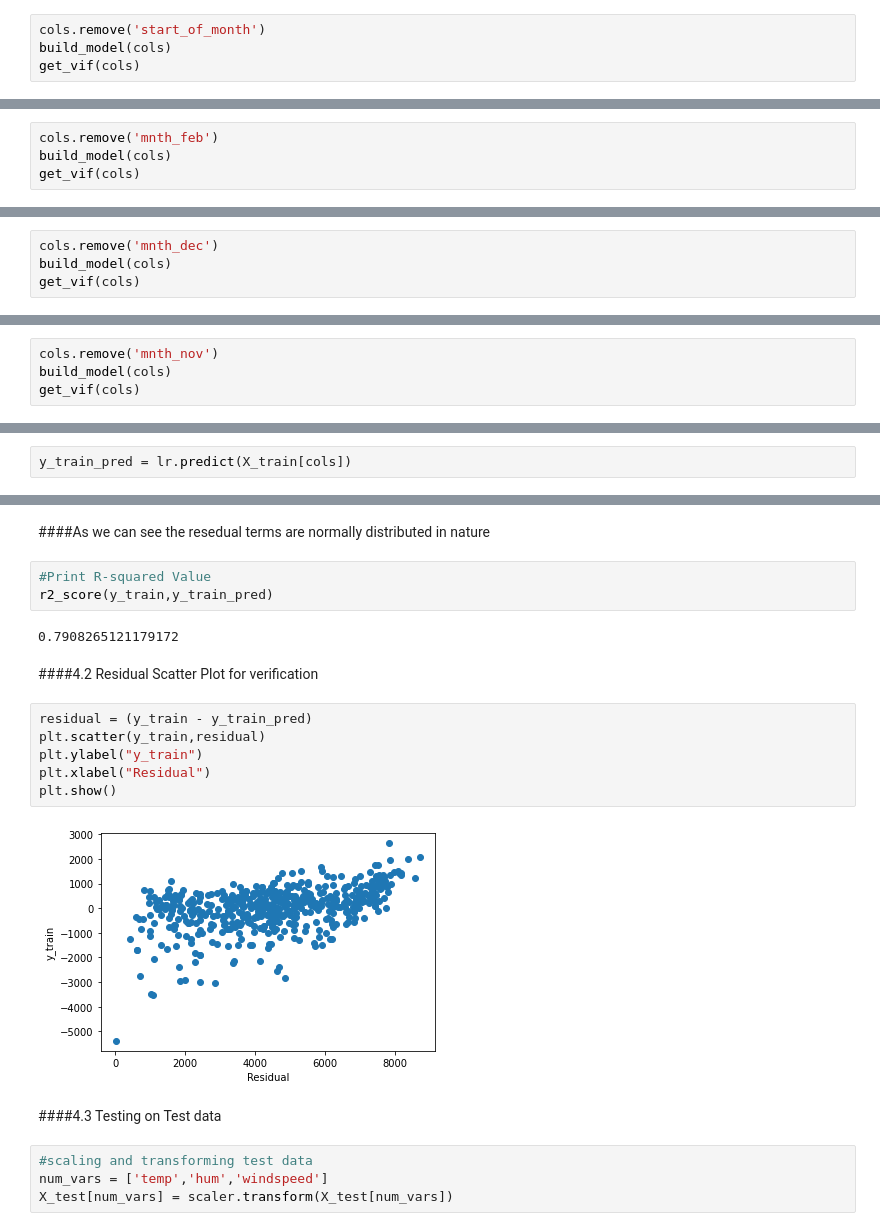
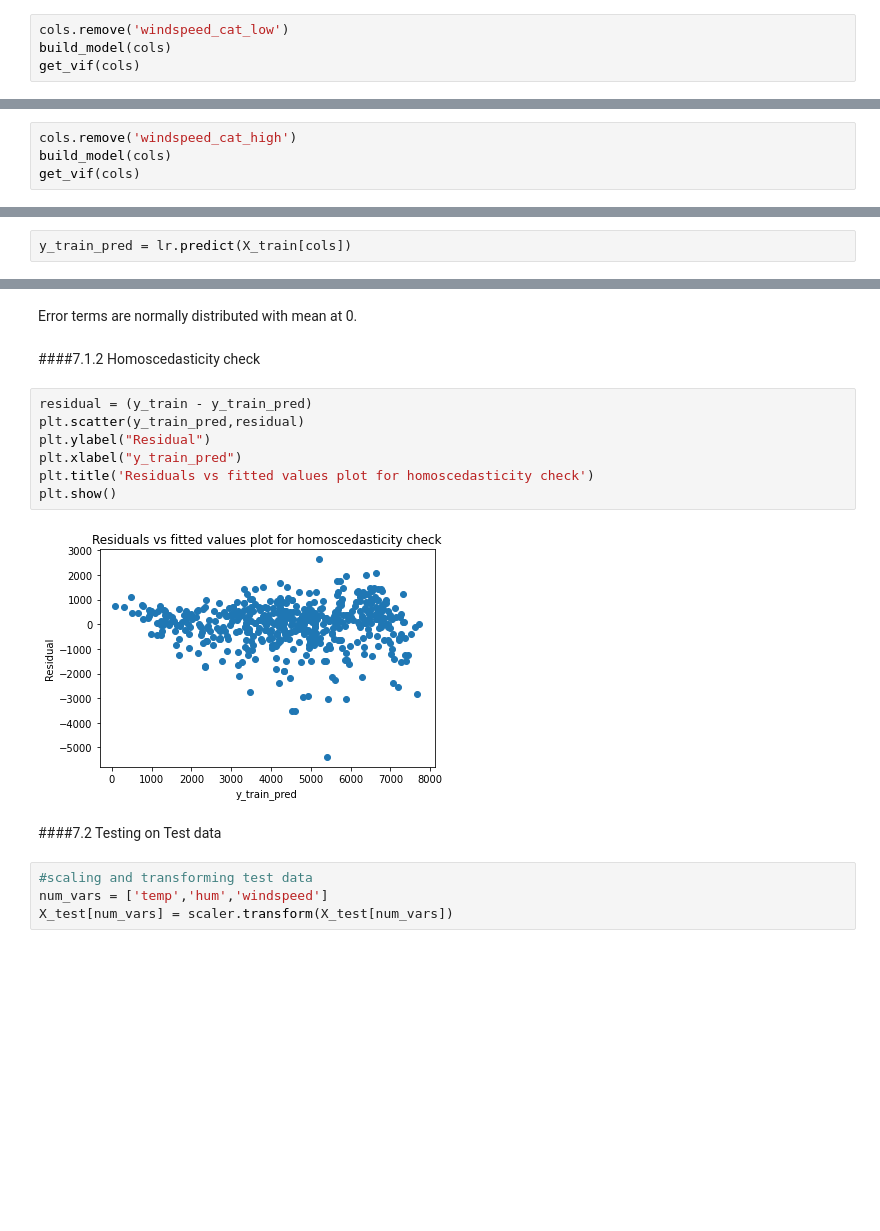
Before and after one commit to yashyennam/Bike_Sharing-Linear_Regression, a Jupyter notebook: Bike-Sharing-Assignment.ipynb, the cells around one changed output, grey strips where cells are left out. Cells and saved outputs as stored; diff of their text form; blank space fills up the shorter version.

```diff
--- a/Bike-Sharing-Assignment.ipynb
+++ b/Bike-Sharing-Assignment.ipynb
@@ -633,7 +656,7 @@ Covariance Type:            nonrobust
 # sns.heatmap(df[cols].corr(), cmap='GnBu', annot=True)
 # plt.show()
 # %%
-cols.remove('start_of_month')
+cols.remove('windspeed_cat_low')
 build_model(cols)
 get_vif(cols)
 # %% [output]
@@ -657,5 +680,5 @@ Covariance Type:            nonrobust
 # %%
-cols.remove('mnth_feb')
+cols.remove('windspeed_cat_high')
 build_model(cols)
 get_vif(cols)
 # %% [output]
@@ -724,4 +727,0 @@ Covariance Type:            nonrobust
-# %%
-cols.remove('mnth_dec')
-build_model(cols)
-get_vif(cols)
@@ -746,4 +727,0 @@ Covariance Type:            nonrobust
-# %%
-cols.remove('mnth_nov')
-build_model(cols)
-get_vif(cols)
@@ -908,22 +890,18 @@ plot_res_dist(y_train, y_train_pred)
-# %% [markdown]
-####As we can see the resedual terms are normally distributed in nature
-# %%
-#Print R-squared Value
-r2_score(y_train,y_train_pred)
-# %% [output]
-0.7908265121179172
-# %% [markdown]
-####4.2 Residual Scatter Plot for verification
+# %% [markdown]
+Error terms are normally distributed with mean at 0.
+# %% [markdown]
+####7.1.2 Homoscedasticity check
 # %%
 residual = (y_train - y_train_pred)
-plt.scatter(y_train,residual)
-plt.ylabel("y_train")
-plt.xlabel("Residual")
+plt.scatter(y_train_pred,residual)
+plt.ylabel("Residual")
+plt.xlabel("y_train_pred")
+plt.title('Residuals vs fitted values plot for homoscedasticity check')
 plt.show()
 # %% [output]
-[figure, old version]
+[figure, new version]
 # %% [markdown]
-####4.3 Testing on Test data
+####7.2 Testing on Test data
 # %%
 #scaling and transforming test data
 num_vars = ['temp','hum','windspeed']
```
Also changed, not shown: parts of 52 cells of this notebook.
